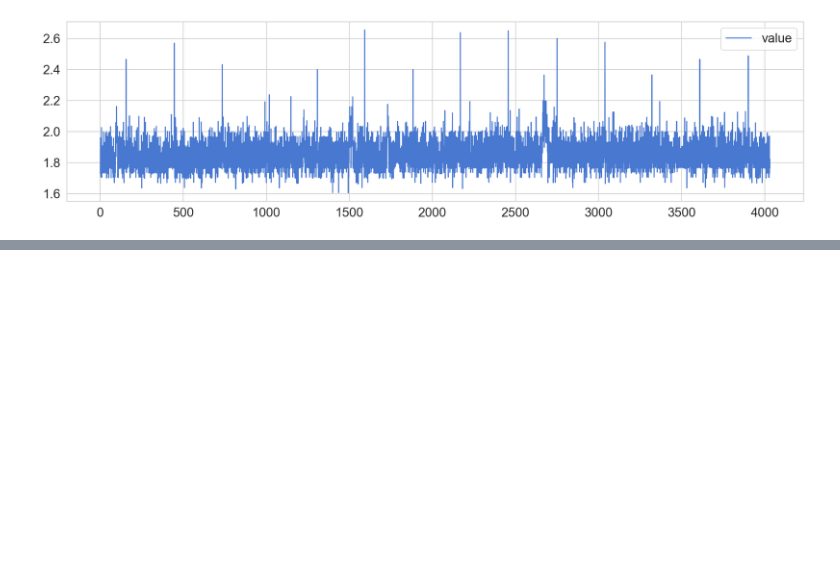
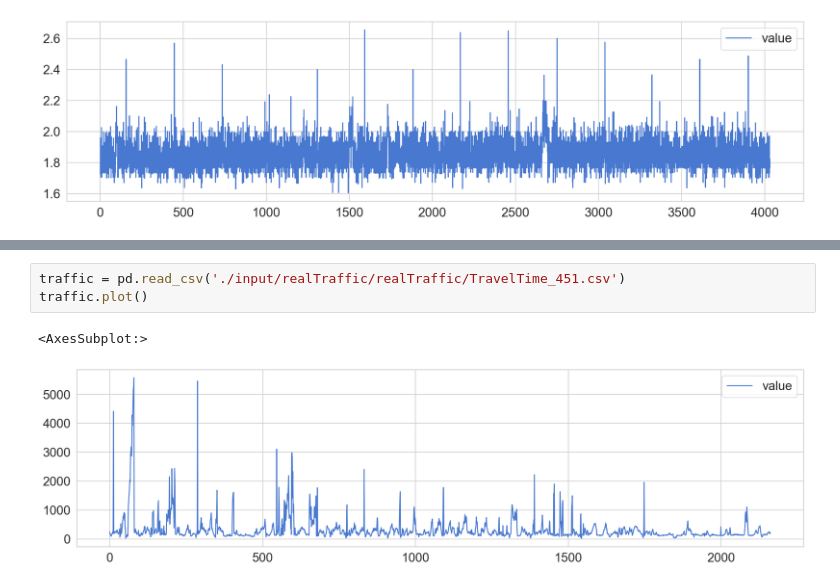
Before and after one commit to Andy666Fox/TINY_DS_PROJECTS, a Jupyter notebook: StreamingData-Anomaly Detection/main_res.ipynb, the cells around one changed output, grey strips where cells are left out. Cells and saved outputs as stored; diff of their text form; blank space fills up the shorter version.

```diff
--- a/StreamingData-Anomaly Detection/main_res.ipynb
+++ b/StreamingData-Anomaly Detection/main_res.ipynb
@@ -52,0 +59,6 @@ cpu.plot()
+# %%
+traffic = pd.read_csv('./input/realTraffic/realTraffic/TravelTime_451.csv')
+traffic.plot()
+# %% [output]
+<AxesSubplot:>
+[figure, added]
```
Also changed, not shown: parts of 3 cells of this notebook.
